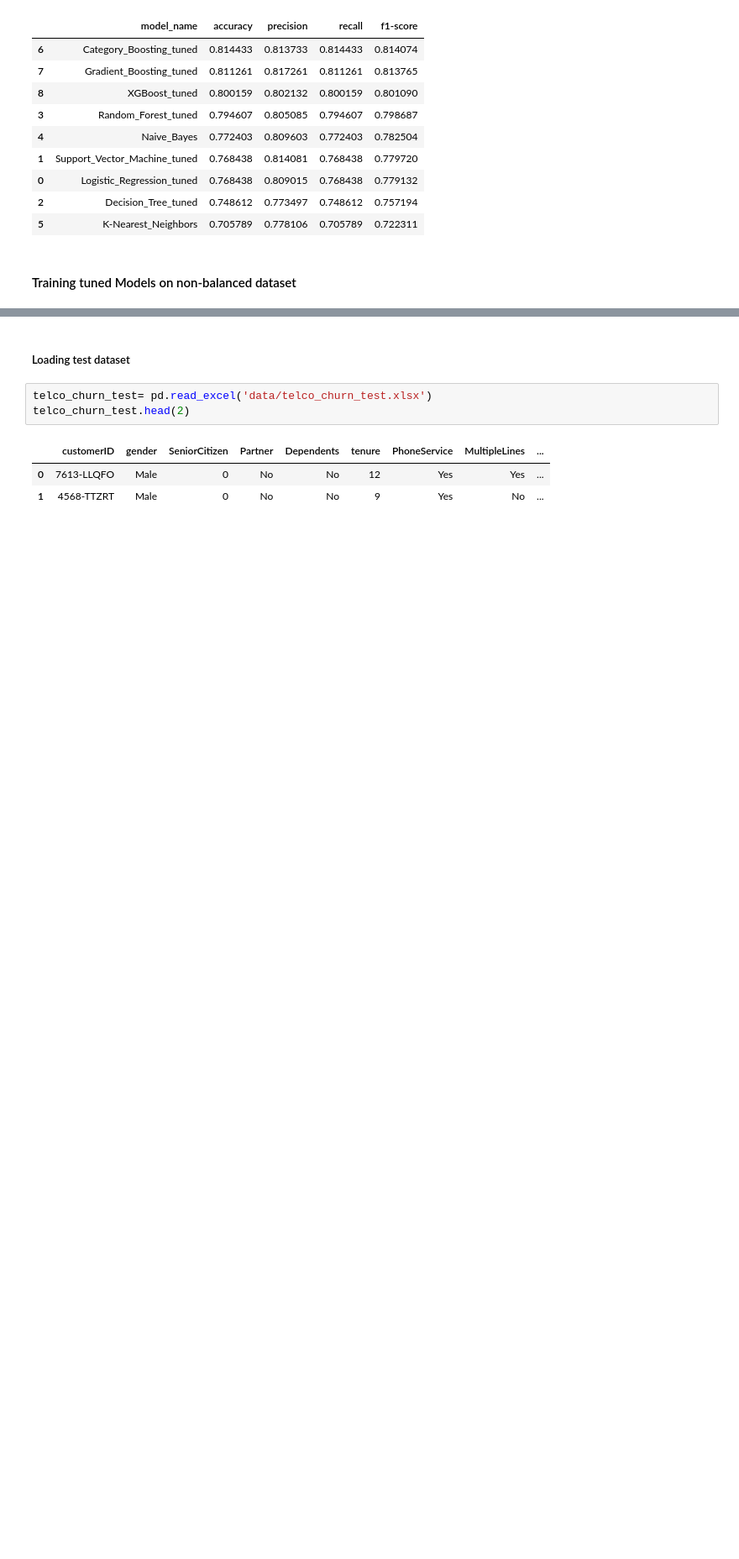
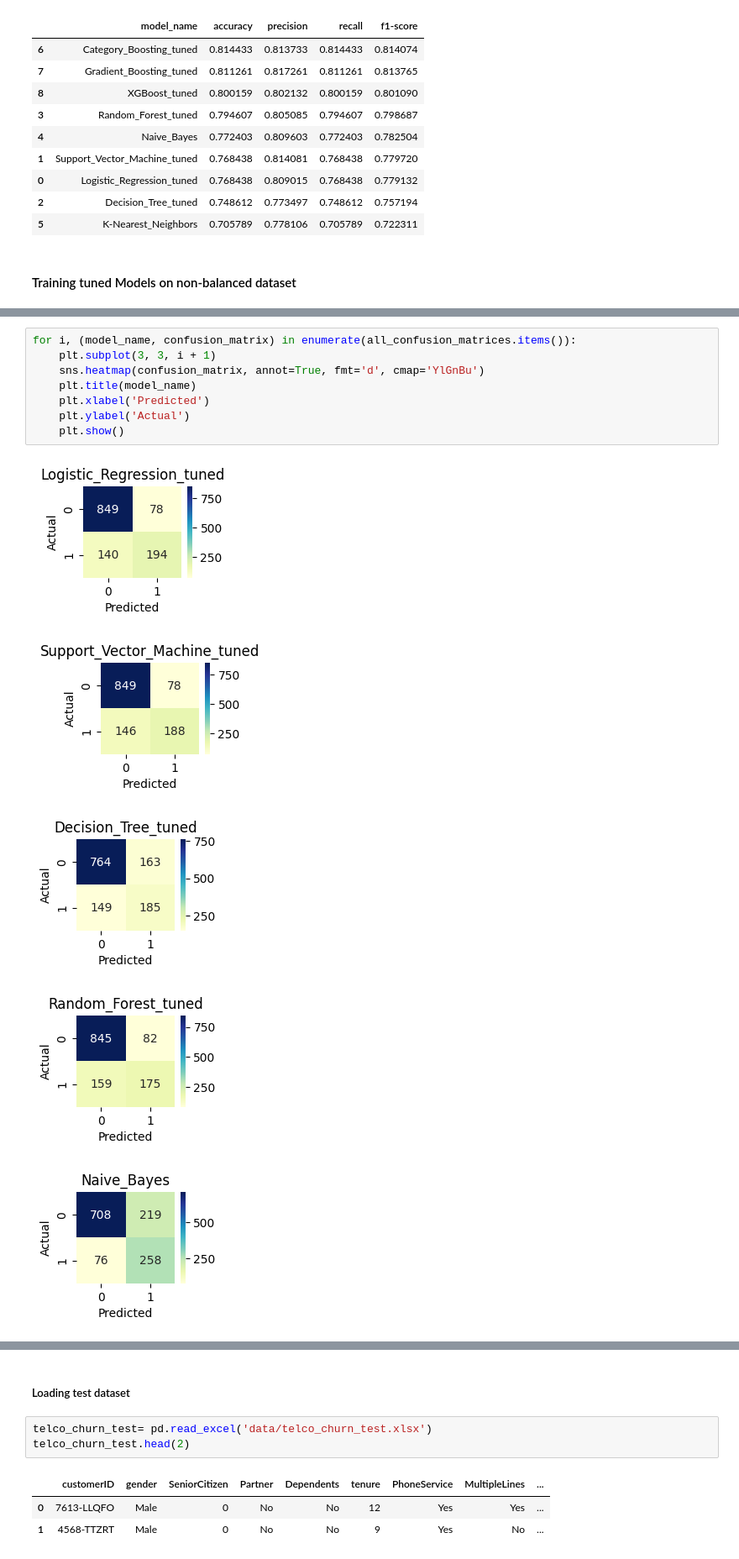
Before and after one commit to damzking/telco_churn-, a Jupyter notebook: LP2_telco_churn.ipynb, the cells around one changed output, grey strips where cells are left out. Shown at 84% size. Saved outputs shown, nothing was run; the diff lists cells and outputs as text; blank space fills up the shorter version.

```diff
--- a/LP2_telco_churn.ipynb
+++ b/LP2_telco_churn.ipynb
@@ -1806,0 +1842,14 @@ metric_table.sort_values(by='f1-score', ascending=False)
+# %%
+for i, (model_name, confusion_matrix) in enumerate(all_confusion_matrices.items()):
+    plt.subplot(3, 3, i + 1)
+    sns.heatmap(confusion_matrix, annot=True, fmt='d', cmap='YlGnBu')
+    plt.title(model_name)
+    plt.xlabel('Predicted')
+    plt.ylabel('Actual')
+    plt.show()
+# %% [output]
+[figure, added]
+[figure, added]
+[figure, added]
+[figure, added]
+[figure, added]
```
Also changed, not shown: parts of 17 cells of this notebook, 4 other files.
